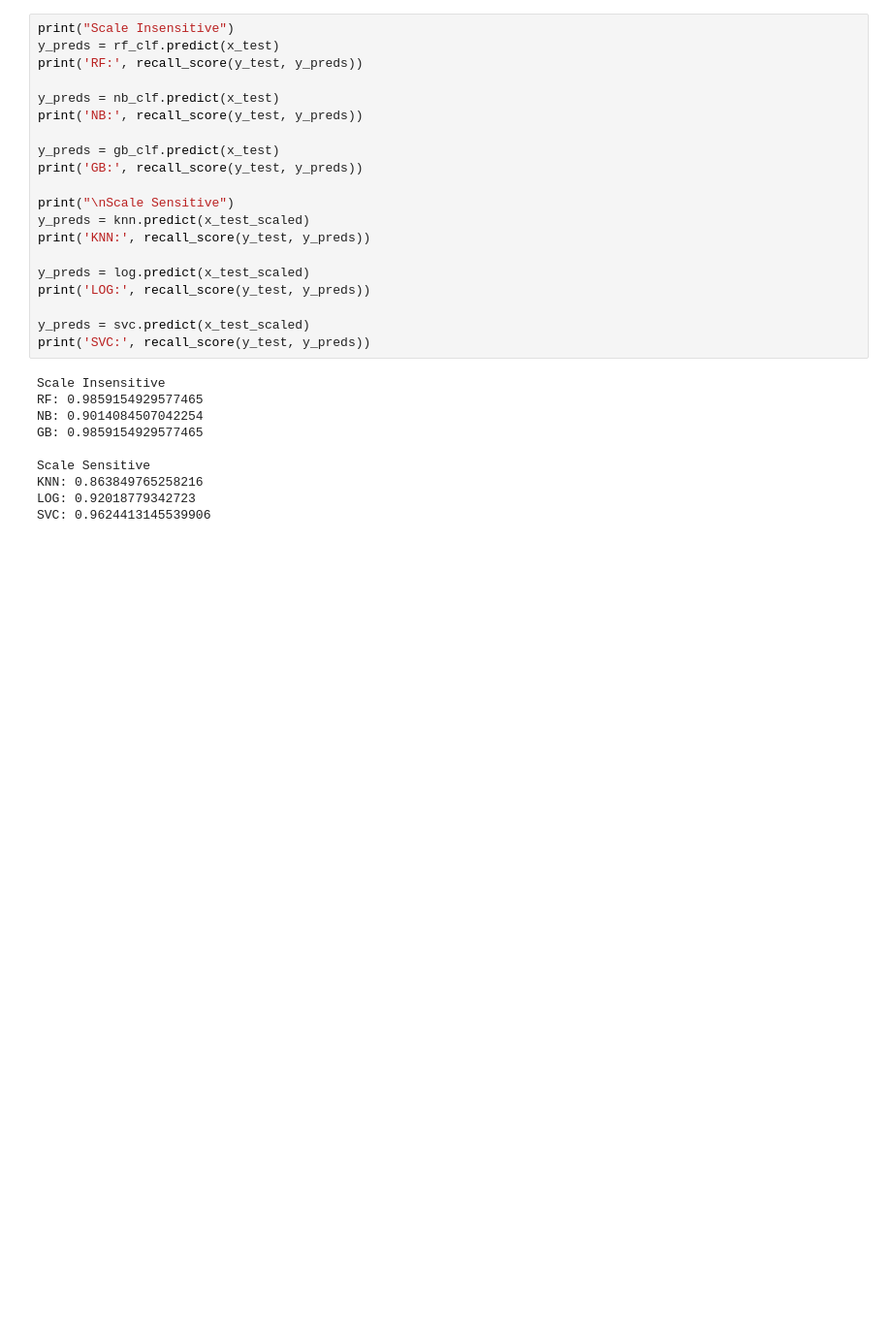
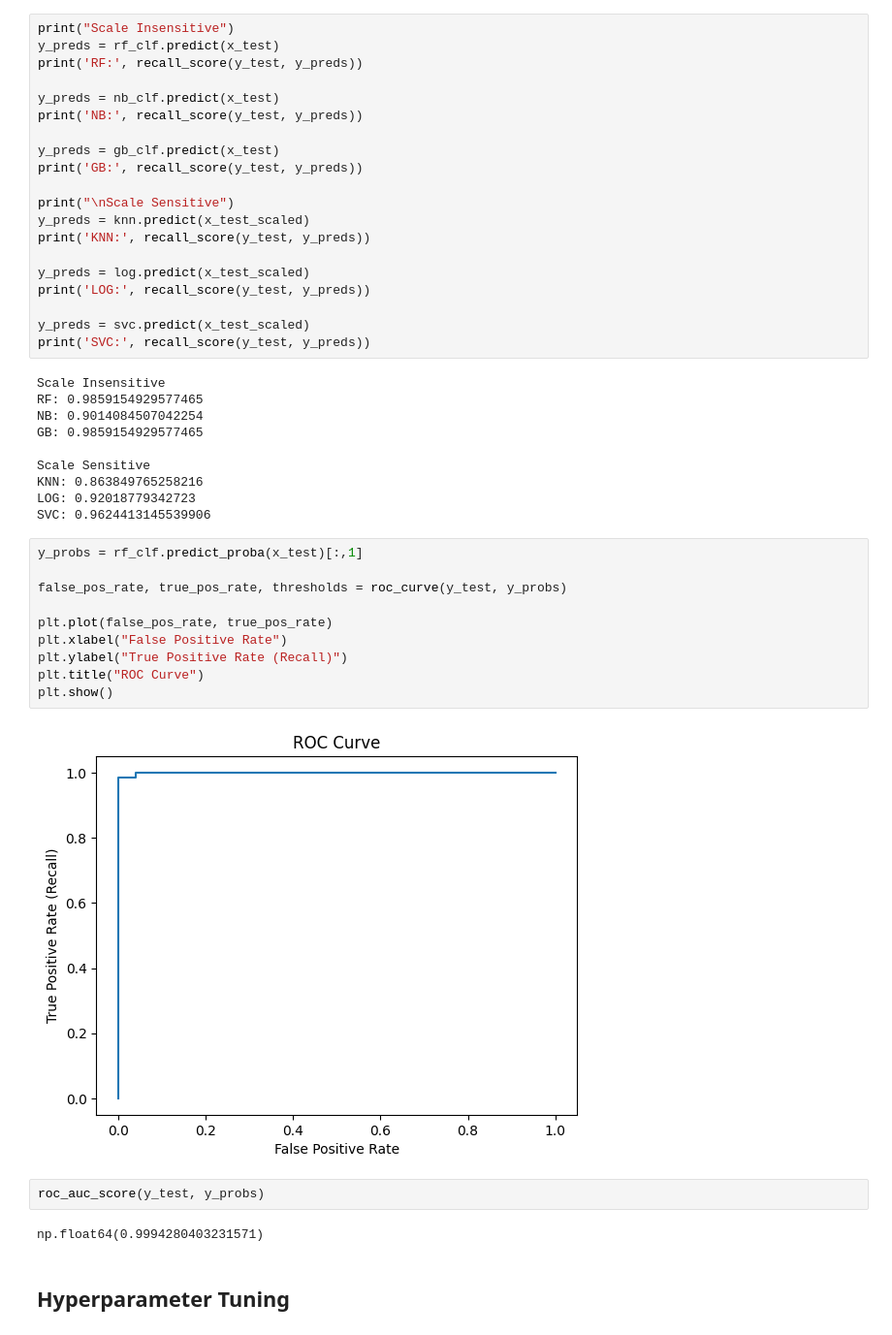
Before and after one commit to MechamJonathan/heart_disease_prediction, a Jupyter notebook: main.ipynb, the cells around one changed output. Shown at 97% size. Saved outputs shown, nothing was run; the diff lists cells and outputs as text; blank space fills up the shorter version.

```diff
--- a/main.ipynb
+++ b/main.ipynb
@@ -131,3 +135,21 @@ Scale Sensitive
 KNN: 0.863849765258216
 LOG: 0.92018779342723
 SVC: 0.9624413145539906
+# %%
+y_probs = rf_clf.predict_proba(x_test)[:,1]
+
+false_pos_rate, true_pos_rate, thresholds = roc_curve(y_test, y_probs)
+
+plt.plot(false_pos_rate, true_pos_rate)
+plt.xlabel("False Positive Rate")
+plt.ylabel("True Positive Rate (Recall)")
+plt.title("ROC Curve")
+plt.show()
+# %% [output]
+[figure, added]
+# %%
+roc_auc_score(y_test, y_probs)
+# %% [output]
+np.float64(0.9994280403231571)
+# %% [markdown]
+## Hyperparameter Tuning
```
Also changed, not shown: parts of 7 cells of this notebook.
